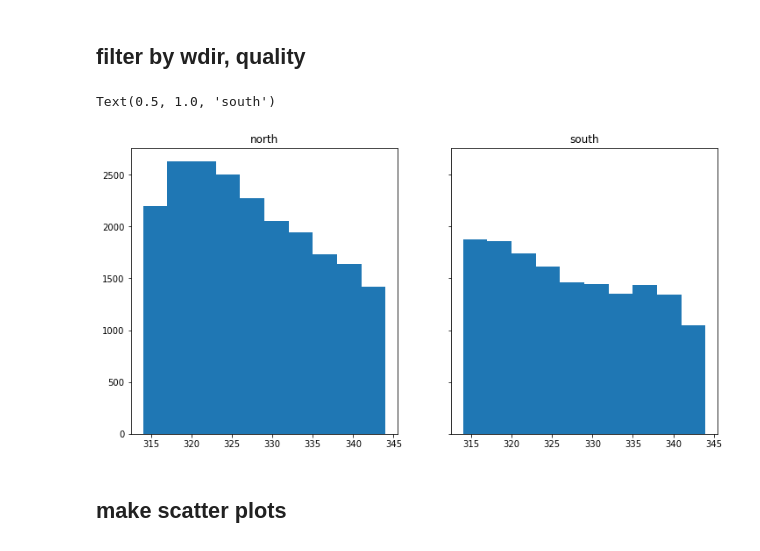
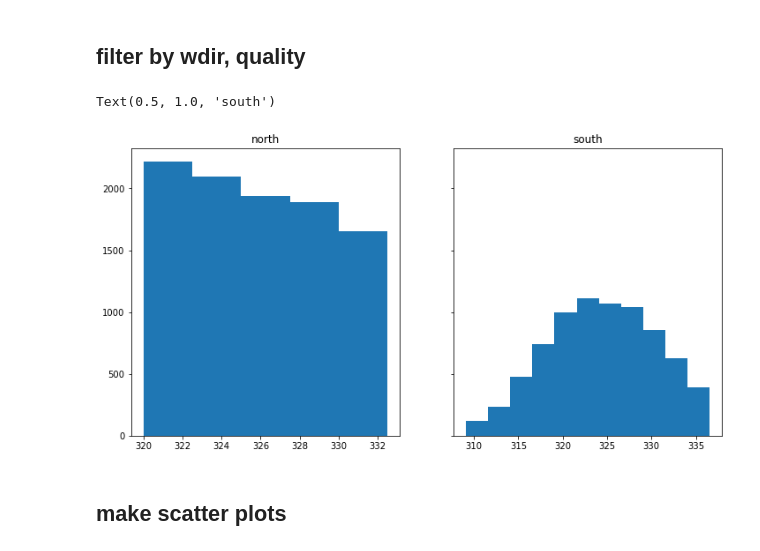
Before and after one commit to ewquon/assessment, a Jupyter notebook: datasets/Peetz_Table/sodar_north_south_comparison.ipynb, the cells around one changed output. Saved outputs shown, nothing was run; the diff lists cells and outputs as text; code cells hidden in the pictures.

Commit message:
Update north-south sodar comparison

```diff
--- a/datasets/Peetz_Table/sodar_north_south_comparison.ipynb
+++ b/datasets/Peetz_Table/sodar_north_south_comparison.ipynb
@@ -19,7 +19,8 @@ enddate = pd.to_datetime('2020-01-31')
 # %%
 # consider northerly wind sector w/o terrain or turbine wake influence
 #comparison_dir_range = [300,359.9999]
-comparison_dir_range = [314,344] # from north sodar to T5
+#comparison_dir_range = [314,344] # sector from north sodar to T5
+comparison_dir_range = [320,335]
 # %%
 # from `sodar_lidar_met_correlation.ipynb`
 north_sodar_wdir_correction = -28.25901298
@@ -123,27 +127,35 @@ Wall time: 6.22 s
 alltimes = sodar['north'].index.levels[0]
 # %% [markdown]
 ## filter by wdir, quality
+# %%
+# select times with desired wind directions based on corrected north sodar wdir
+wdir_selected = (sodar['north']['wdir'] >= comparison_dir_range[0]) & (sodar['north']['wdir'] <= comparison_dir_range[1])
 # %%
 for site,df in sodar.items():
     wdir = df['wdir']
     df = df.copy()
-    df = df.loc[(wdir >= comparison_dir_range[0]) & (wdir <= comparison_dir_range[1])]
+    df = df.loc[wdir_selected]
+    df.loc[df['wdir']<100,'wdir'] += 360
     df.loc[(df['qc'] < sodar_quality_cutoff), :] = np.nan
     df = df.unstack().reindex(alltimes).stack(dropna=False)
     sodar[site] = df
+# %%
+bins_N = np.arange(*comparison_dir_range,2.5)
+mean_wdir_S = np.mean(sodar['south']['wdir'])
+bins_S = np.arange(mean_wdir_S-15, mean_wdir_S+15, 2.5)
 # %%
 fig,ax = plt.subplots(ncols=2,sharey=True,figsize=(12,6))
 #bins = np.arange(0,361,15)
 #ax[0].hist(sodar['north']['wdir'],bins=bins)
 #ax[1].hist(sodar['south']['wdir'],bins=bins)
-ax[0].hist(sodar['north']['wdir'])
-ax[1].hist(sodar['south']['wdir'])
+ax[0].hist(sodar['north']['wdir'], bins=bins_N)
+ax[1].hist(sodar['south']['wdir'], bins=bins_S)
 ax[0].set_title('north')
 ax[1].set_title('south')
 #ax[0].set_xticks(np.arange(bins[0],bins[-1]+1,45))
 # %% [output]
 Text(0.5, 1.0, 'south')
-[figure, old version]
+[figure, new version]
 # %% [markdown]
 ## make scatter plots
 # %%
```
Also changed, not shown: parts of 15 cells of this notebook.
